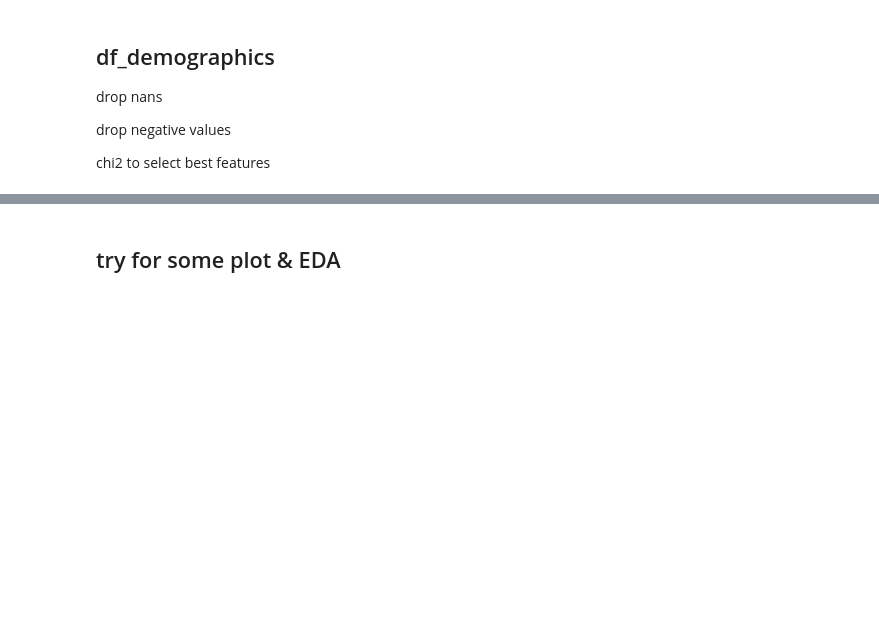
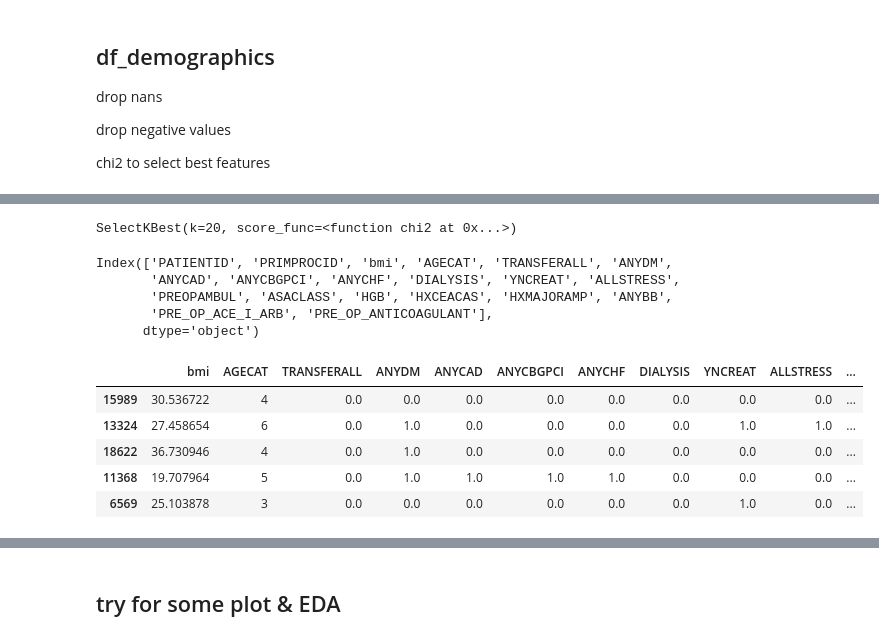
Before and after one commit to CCCClaire/Acute-Kidney-Injury-Study, a Jupyter notebook: Feature_extraction_univariate.ipynb, the cells around one changed output, grey strips where cells are left out. Drawn from its saved outputs; the diff is of its cells as text; code cells hidden in the pictures; blank space fills up the shorter version.

```diff
--- a/Feature_extraction_univariate.ipynb
+++ b/Feature_extraction_univariate.ipynb
@@ -117,3 +241,0 @@ X_demographics[(X_demographics < 0).any(1)]
-# %%
-X_demographics = X_demographics.drop([14057])
-X_demographics.shape
@@ -155,0 +242,3 @@ clf_all.score(X_demographics, y_dempgraphics)
+# %%
+X_demographics_train, X_demographics_test, y_demographics_train, y_demographics_test =train_test_split(
+    X_demographics, y_dempgraphics, test_size=0.33, random_state=42)
@@ -155,0 +254,4 @@ clf_all.score(X_demographics, y_dempgraphics)
+# %%
+select_k_best_classifier
+# %% [output]
+SelectKBest(k=20, score_func=<function chi2 at 0x...>)
@@ -155,0 +262,23 @@ clf_all.score(X_demographics, y_dempgraphics)
+# %%
+selected_k_features
+# %% [output]
+Index(['PATIENTID', 'PRIMPROCID', 'bmi', 'AGECAT', 'TRANSFERALL', 'ANYDM',
+       'ANYCAD', 'ANYCBGPCI', 'ANYCHF', 'DIALYSIS', 'YNCREAT', 'ALLSTRESS',
+       'PREOPAMBUL', 'ASACLASS', 'HGB', 'HXCEACAS', 'HXMAJORAMP', 'ANYBB',
+       'PRE_OP_ACE_I_ARB', 'PRE_OP_ANTICOAGULANT'],
+      dtype='object')
+# %%
+X_demographics_train_20 = X_demographics_train[['PATIENTID', 'PRIMPROCID', 'bmi', 'AGECAT', 'TRANSFERALL', 'ANYDM',
+                                                'ANYCAD', 'ANYCBGPCI', 'ANYCHF', 'DIALYSIS', 'YNCREAT', 'ALLSTRESS',
+                                                'PREOPAMBUL', 'ASACLASS', 'HGB', 'HXCEACAS', 'HXMAJORAMP', 'ANYBB',
+                                                'PRE_OP_ACE_I_ARB', 'PRE_OP_ANTICOAGULANT']]
+# %%
+X_demographics_train_20 = X_demographics_train_20.drop(X_demographics_train_20.columns[[0,1]], axis = 1)
+X_demographics_train_20.head()
+# %% [output]
+|  | bmi | AGECAT | TRANSFERALL | ANYDM | ANYCAD | ANYCBGPCI | ANYCHF | DIALYSIS | YNCREAT | ALLSTRESS | ... |
+| 15989 | 30.536722 | 4 | 0.0 | 0.0 | 0.0 | 0.0 | 0.0 | 0.0 | 0.0 | 0.0 | ... |
+| 13324 | 27.458654 | 6 | 0.0 | 1.0 | 0.0 | 0.0 | 0.0 | 0.0 | 1.0 | 1.0 | ... |
+| 18622 | 36.730946 | 4 | 0.0 | 1.0 | 0.0 | 0.0 | 0.0 | 0.0 | 0.0 | 0.0 | ... |
+| 11368 | 19.707964 | 5 | 0.0 | 1.0 | 1.0 | 1.0 | 1.0 | 0.0 | 0.0 | 0.0 | ... |
+| 6569 | 25.103878 | 3 | 0.0 | 0.0 | 0.0 | 0.0 | 0.0 | 0.0 | 1.0 | 0.0 | ... |
```
Also changed, not shown: parts of 89 cells of this notebook, 1 other file.
